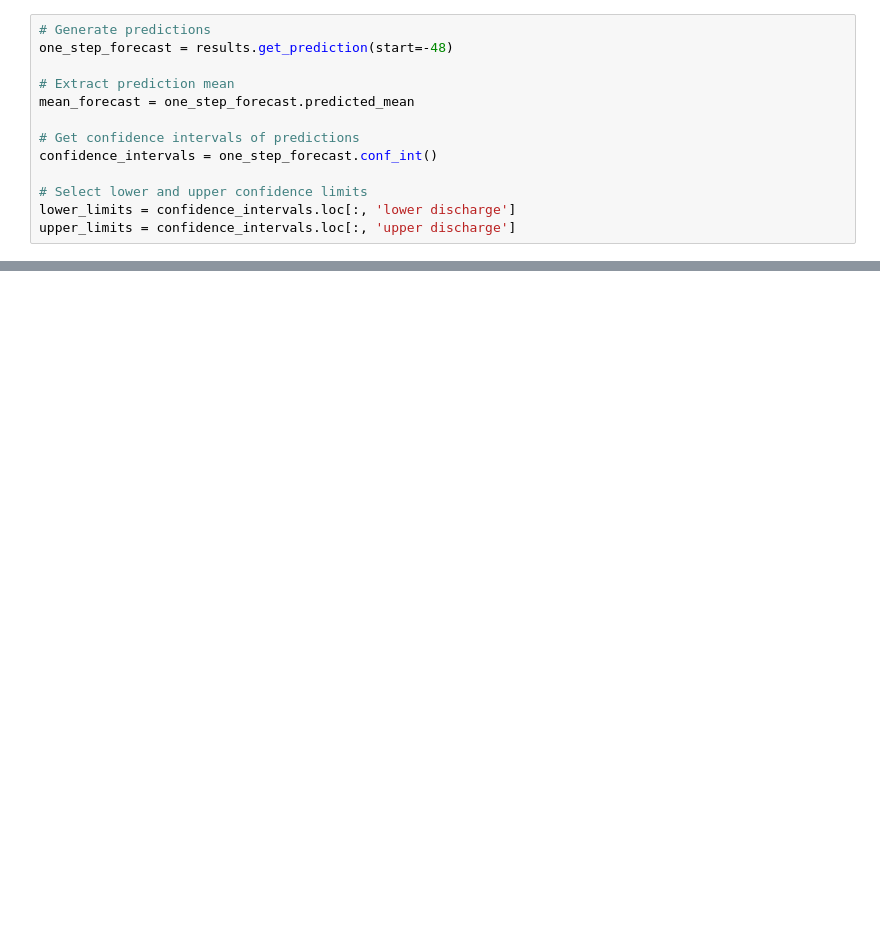
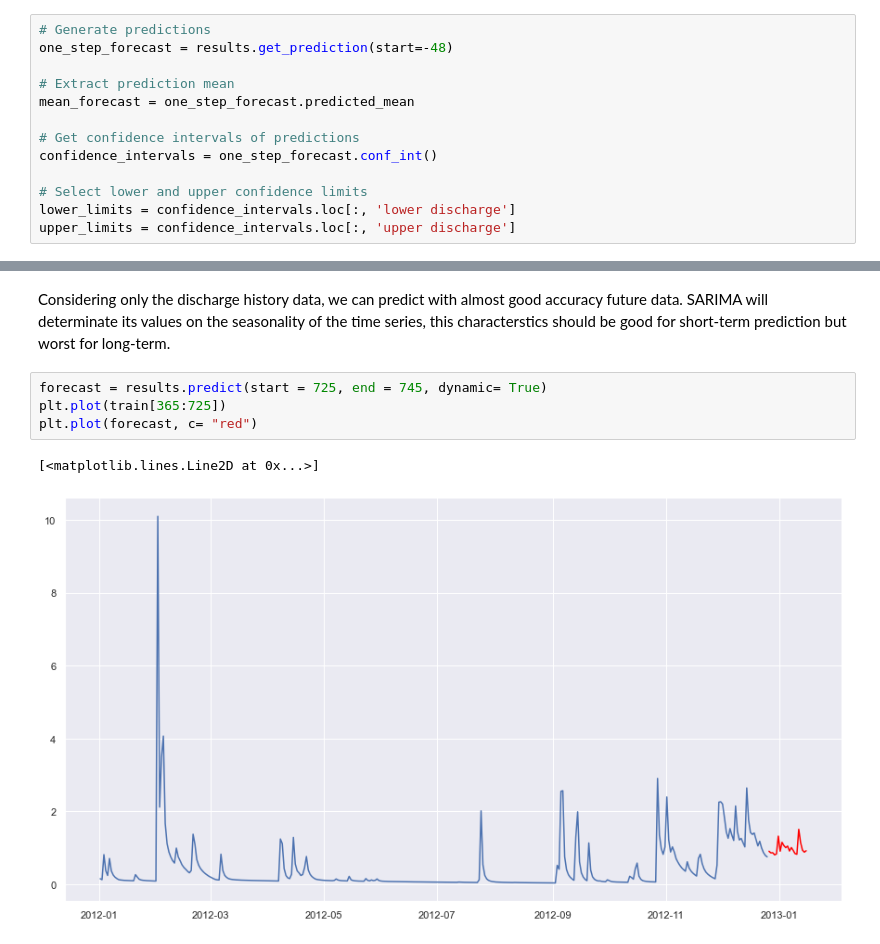
Before and after one commit to kode-git/copernicus, a Jupyter notebook: Data_Modelling_and_Evaluation.ipynb, the cells around one changed output, grey strips where cells are left out. Saved outputs shown, nothing was run; the diff lists cells and outputs as text; blank space fills up the shorter version.

```diff
--- a/Data_Modelling_and_Evaluation.ipynb
+++ b/Data_Modelling_and_Evaluation.ipynb
@@ -322,0 +368,9 @@ plt.show()
+# %% [markdown]
+Considering only the discharge history data, we can predict with almost good accuracy future data. SARIMA will determinate its values on the seasonality of the time series, this characterstics should be good for short-term prediction but worst for long-term.
+# %%
+forecast = results.predict(start = 725, end = 745, dynamic= True)
+plt.plot(train[365:725])
+plt.plot(forecast, c= "red")
+# %% [output]
+[<matplotlib.lines.Line2D at 0x...>]
+[figure, added]
```
Also changed, not shown: parts of 17 cells of this notebook.
